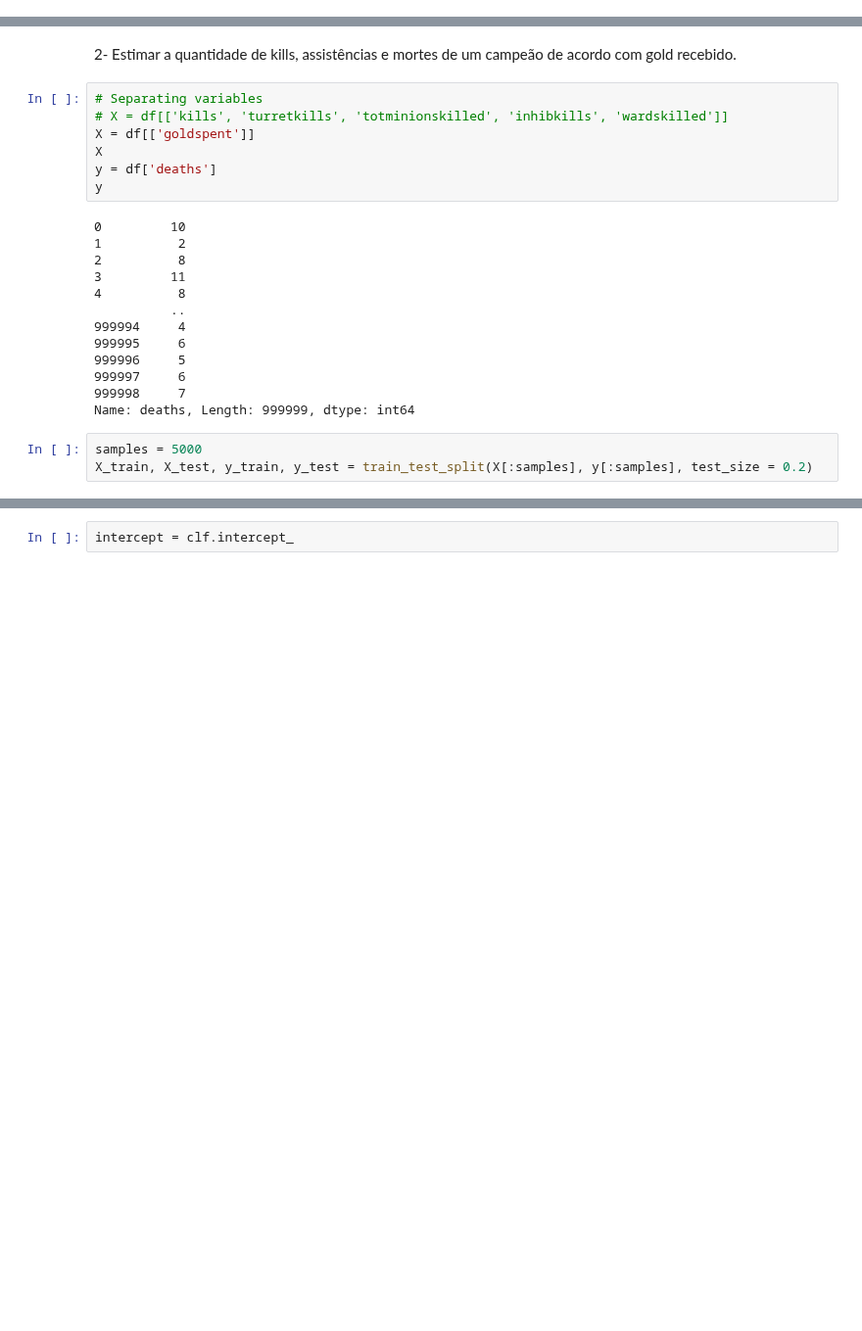
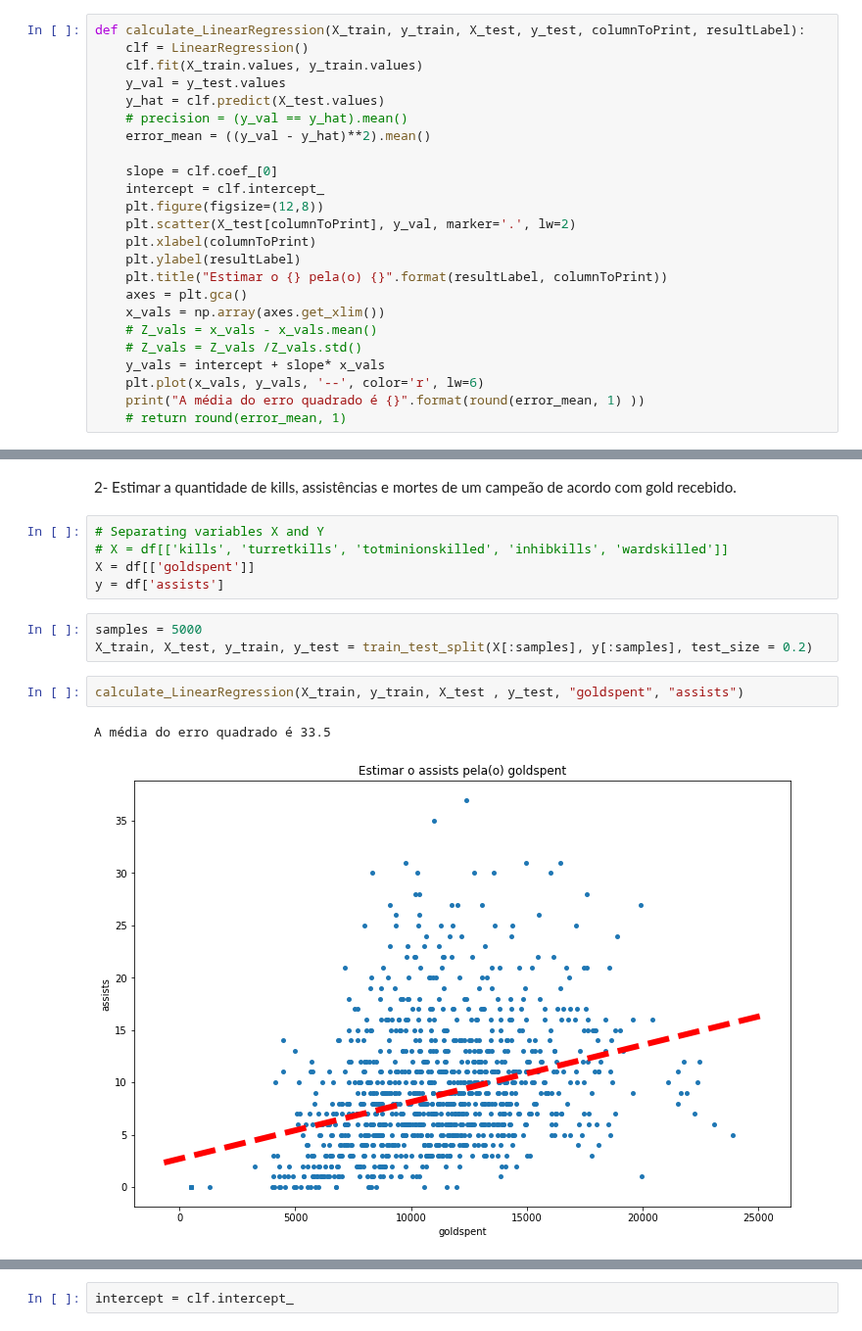
Before and after one commit to guilhermepoluc/league-of-legends-analysis-icd, a Jupyter notebook: regressao.ipynb, the cells around one changed output, grey strips where cells are left out. Shown at 98% size. Saved outputs shown, nothing was run; the diff lists cells and outputs as text; blank space fills up the shorter version.

Commit message:
classification file made & changes on regression

```diff
--- a/regressao.ipynb
+++ b/regressao.ipynb
@@ -98,0 +68,24 @@ aqui
+# %%
+def calculate_LinearRegression(X_train, y_train, X_test, y_test, columnToPrint, resultLabel):
+    clf = LinearRegression()
+    clf.fit(X_train.values, y_train.values)
+    y_val = y_test.values
+    y_hat = clf.predict(X_test.values)
+    # precision = (y_val == y_hat).mean()
+    error_mean = ((y_val - y_hat)**2).mean()
+
+    slope = clf.coef_[0]
+    intercept = clf.intercept_
+    plt.figure(figsize=(12,8))
+    plt.scatter(X_test[columnToPrint], y_val, marker='.', lw=2)
+    plt.xlabel(columnToPrint)
+    plt.ylabel(resultLabel)
+    plt.title("Estimar o {} pela(o) {}".format(resultLabel, columnToPrint))
+    axes = plt.gca()
+    x_vals = np.array(axes.get_xlim())
+    # Z_vals = x_vals - x_vals.mean()
+    # Z_vals = Z_vals /Z_vals.std()
+    y_vals = intercept + slope* x_vals
+    plt.plot(x_vals, y_vals, '--', color='r', lw=6)
+    print("A média do erro quadrado é {}".format(round(error_mean, 1) ))
+    # return round(error_mean, 1)
@@ -179,26 +157,16 @@ y_train.size
 # %% [markdown]
 2- Estimar a quantidade de kills, assistências e mortes de um campeão de acordo com gold recebido.
 # %%
-# Separating variables
+# Separating variables X and Y
 # X = df[['kills', 'turretkills', 'totminionskilled', 'inhibkills', 'wardskilled']]
 X = df[['goldspent']]
-X
-y = df['deaths']
-y
+y = df['assists']
-# %% [output]
-0         10
-1          2
-2          8
-3         11
-4          8
-          ..
-999994     4
-999995     6
-999996     5
-999997     6
-999998     7
-Name: deaths, Length: 999999, dtype: int64
 # %%
 samples = 5000
 X_train, X_test, y_train, y_test = train_test_split(X[:samples], y[:samples], test_size = 0.2)
+# %%
+calculate_LinearRegression(X_train, y_train, X_test , y_test, "goldspent", "assists")
+# %% [output]
+A média do erro quadrado é 33.5
+[figure, added]
 # %%
```
Also changed, not shown: parts of 26 cells of this notebook, 1 other file.
